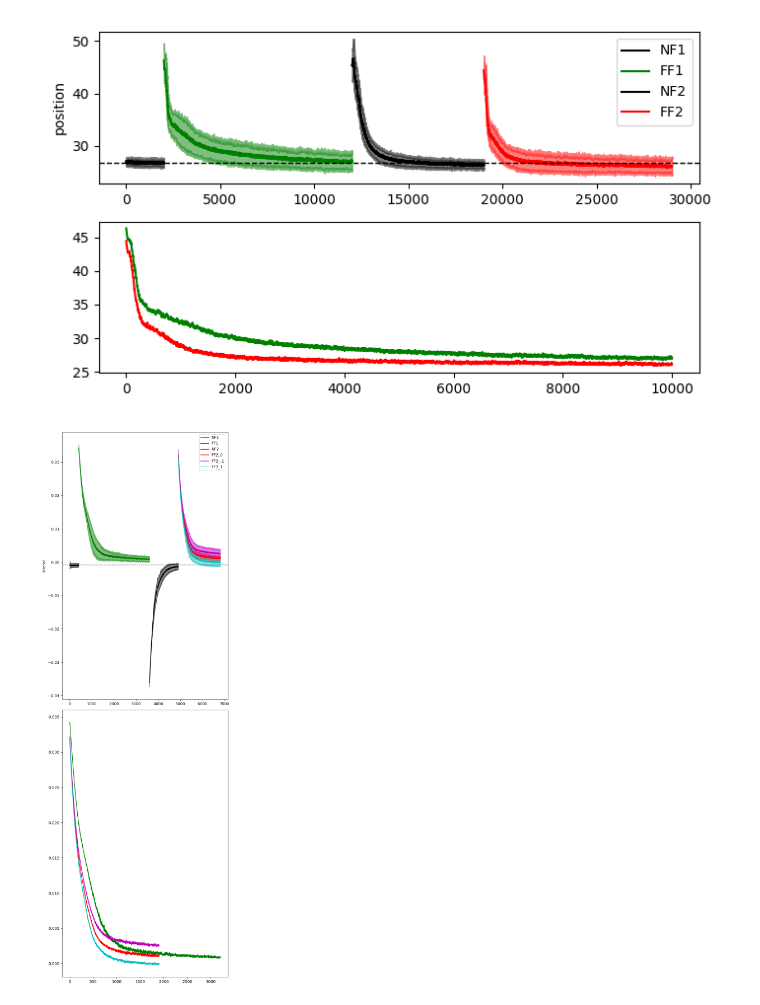
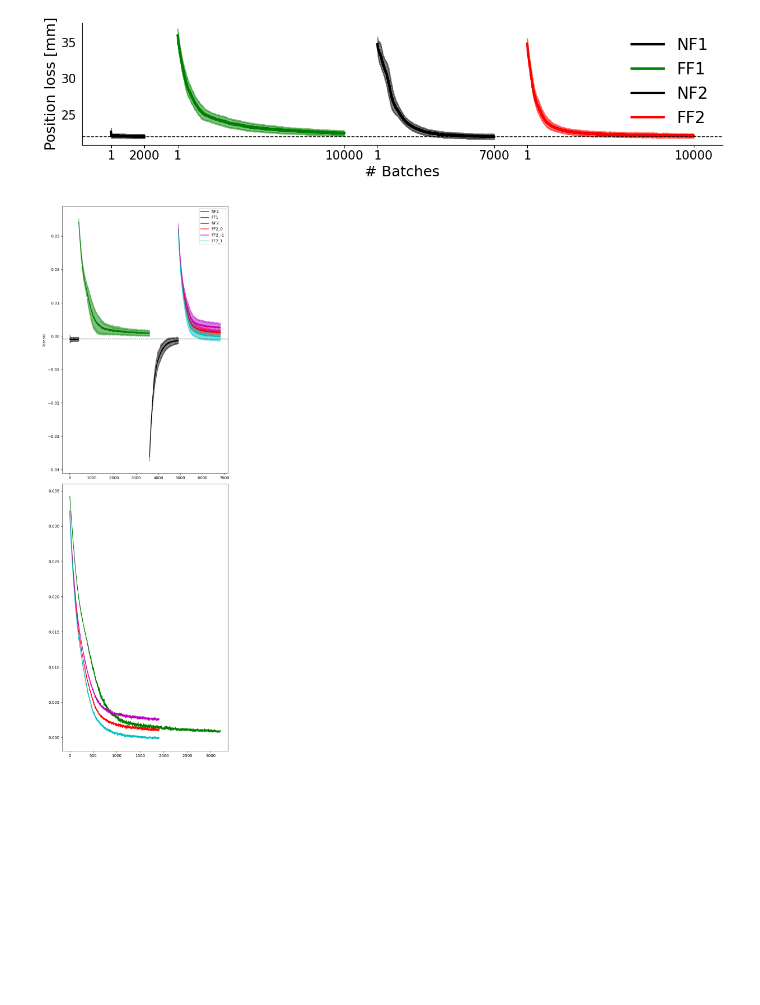
Before and after one commit to mshahbazi1997/MotorSavingModel, a Jupyter notebook: notebooks/test_saving.ipynb, the cells around one changed output. Drawn from its saved outputs; the diff is of its cells as text; code cells hidden in the pictures; blank space fills up the shorter version.

```diff
--- a/notebooks/test_saving.ipynb
+++ b/notebooks/test_saving.ipynb
@@ -6,23 +6,44 @@ from plot import plot_learning_perturbation, plot_learning
 import matplotlib.pyplot as plt
 
 #%matplotlib qt
-%matplotlib widget
-#%matplotlib inline
+#%matplotlib widget
+%matplotlib inline
+
+
+fontsize_label = 18
+fontsize_tick = 15
+fontsize_legend = 20
+save_fig = '/Users/mahdiyar/Diedrichsenlab Dropbox/Mahdiyar Shahbazi/Conferences/NCM2024_Mahdiyar/figures'
 # %%
 #phase = {'NF2':[0]}
 phase = {'NF1':[0],'FF1':[8],'NF2':[0],'FF2':[8]}
 
-folder_name = 'Sim_all_32'
+folder_name = 'Sim_all_128'
 loss_type = 'position'
 ignore = []
 
+fig, ax = plot_learning(folder_name,num_model=20,w=1,phases=phase,loss_type=loss_type,figsize=(12,3),ignore=ignore,show_saving=False)
 
-fig, ax = plot_learning(folder_name,num_model=20,w=1,phases=phase,loss_type=loss_type,figsize=(7,4),ignore=ignore,show_saving=True)
+
+ax[0].set_xlabel('# Batches', fontsize = fontsize_label)
+ax[0].set_ylabel('Position loss [mm]', fontsize = fontsize_label)
+ax[0].legend(title = '',frameon = False, bbox_to_anchor= (1,1), fontsize=fontsize_legend)
+ax[0].xaxis.set_tick_params(labelsize=fontsize_tick)
+ax[0].yaxis.set_tick_params(labelsize=fontsize_tick)
+
+ax[0].spines['top'].set_visible(False)
+ax[0].spines['right'].set_visible(False)
+plt.tick_params(left = False)
+
+
+
+
 plt.tight_layout()
 plt.show()
-#fig.savefig(os.path.join(data_dir,'learning_curve_pos.png'),dpi=300)
+
+fig.savefig(os.path.join(save_fig,'bahav_saving.pdf'),dpi=300,bbox_inches='tight')
 # %% [output]
-[figure, old version]
+[figure, new version]
 # %%
 phase = {'NF1':[0],'FF1':[8],'NF2':[0],'FF2':[8]}
 folder_name = 'Sim_simple2'
```
Also changed, not shown: 4 other files.
